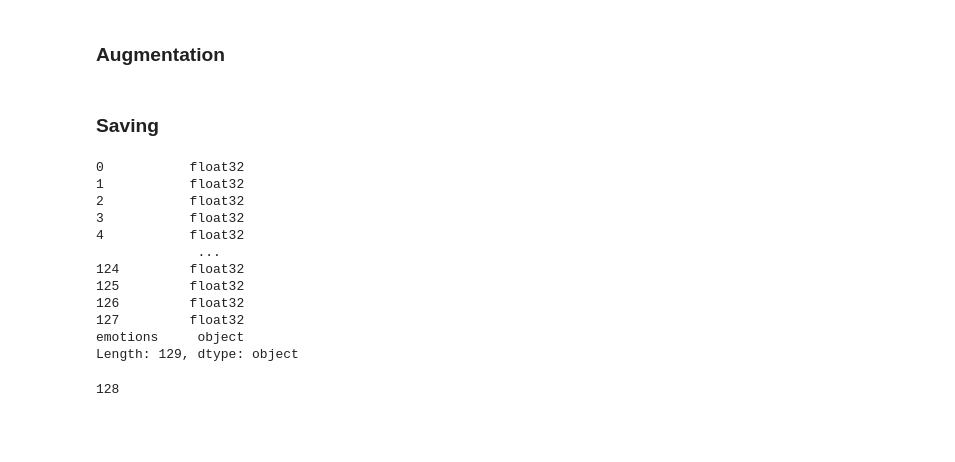
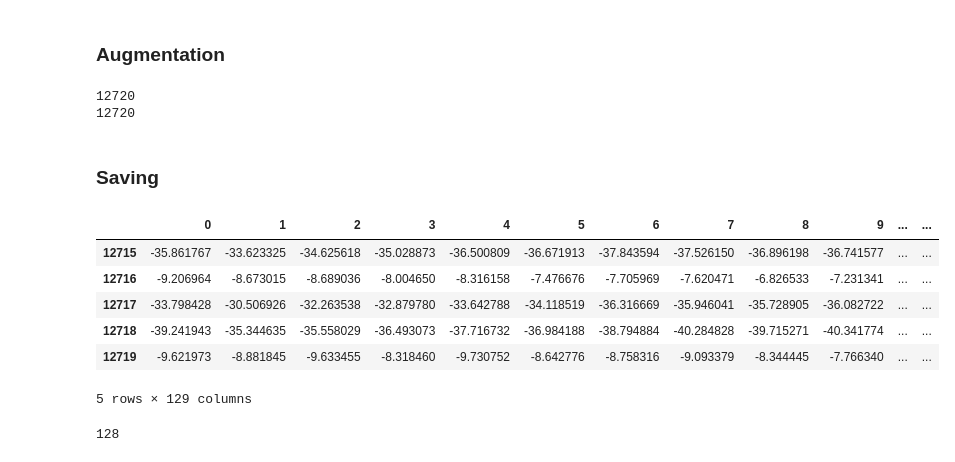
Before and after one commit to NobleBorn/dml-project, a Jupyter notebook: project/project_team_75.ipynb, the cells around one changed output. Cells and saved outputs as stored; diff of their text form; code cells hidden in the pictures; blank space fills up the shorter version.

```diff
--- a/project/project_team_75.ipynb
+++ b/project/project_team_75.ipynb
@@ -136,7 +173,7 @@ def extract_melspectrogram(waveform, sampling_rate):
     mel_mean = torch.mean(mel_db, dim=-1).squeeze(0)  # average across time
     return mel_mean.detach().numpy()                  # return as NumPy array
 
-def get_feature(path, duration=3, offset=0.5):
+def get_feature(path, data_origin, duration=3, offset=0.5):
     """
     Loads an audio file, extracts features with and without augmentations.
     Returns a 2D NumPy array: [original, pitch-shifted, noise-augmented].
@@ -144,12 +181,31 @@ def get_feature(path, duration=3, offset=0.5):
     # Load audio
     data, sr = librosa.load(path)
     waveform = torch.tensor(data, dtype=torch.float32).unsqueeze(0)
+    target_len = int(sr * duration)
 
-    # Optional: trim/pad to duration seconds
-    target_len = int(sr * duration)
-    start = int(offset * sr)
-    end = start + target_len
-    waveform = waveform[:, start:end]
+    if data_origin.upper() == "RAVDESS":
+        # Clip starting from offset
+        start = int(offset * sr)
+        end = start + target_len
+        waveform = waveform[:, start:end]
+
+        # If shorter, pad at the end
+        if waveform.shape[1] < target_len:
+            pad_len = target_len - waveform.shape[1]
+            waveform = torch.nn.functional.pad(waveform, (0, pad_len))
+
+    elif data_origin.upper() == "TESS":
+        cur_len = waveform.shape[1]
+        if cur_len < target_len:
+            pad_total = target_len - cur_len
+            pad_start = pad_total // 2
+            pad_end = pad_total - pad_start
+            waveform = torch.nn.functional.pad(waveform, (pad_start, pad_end))
+        else:
+            # Should not get here
+            print("A clip in TESS is of weird length")
+            start = (cur_len - target_len) // 2
+            waveform = waveform[:, start:start + target_len]
 
     # If shorter, pad with zeros
     if waveform.shape[1] < target_len:
@@ -175,10 +231,22 @@ def get_feature(path, duration=3, offset=0.5):
 audio_files_features, corresponding_emotions = [], []
 
 for path, emotion in zip(file_paths, emotions):
-    feature = get_feature(path)
+    if path.startswith("./archive"):
+        origin = "RAVDESS"
+    elif path.startswith("./TESS"):
+        origin = "TESS"
+    else:
+        print("WRONG FILENAME FORMAT")
+    feature = get_feature(path, origin)
     for audio_file in feature:
         audio_files_features.append(audio_file)
         corresponding_emotions.append(emotion)
+
+print(len(audio_files_features))
+print(len(corresponding_emotions))
+# %% [output]
+12720
+12720
 # %% [markdown]
 ### Saving
 # %%
@@ -195,21 +261,15 @@ torch.save(
 # %%
 df = pd.DataFrame(audio_files_features)
 df['emotions'] = corresponding_emotions
 df.tail()
-df.dtypes
 # %% [output]
+|  | 0 | 1 | 2 | 3 | 4 | 5 | 6 | 7 | 8 | 9 | ... | ... |
+| 12715 | -35.861767 | -33.623325 | -34.625618 | -35.028873 | -36.500809 | -36.671913 | -37.843594 | -37.526150 | -36.896198 | -36.741577 | ... | ... |
+| 12716 | -9.206964 | -8.673015 | -8.689036 | -8.004650 | -8.316158 | -7.476676 | -7.705969 | -7.620471 | -6.826533 | -7.231341 | ... | ... |
+| 12717 | -33.798428 | -30.506926 | -32.263538 | -32.879780 | -33.642788 | -34.118519 | -36.316669 | -35.946041 | -35.728905 | -36.082722 | ... | ... |
+| 12718 | -39.241943 | -35.344635 | -35.558029 | -36.493073 | -37.716732 | -36.984188 | -38.794884 | -40.284828 | -39.715271 | -40.341774 | ... | ... |
+| 12719 | -9.621973 | -8.881845 | -9.633455 | -8.318460 | -9.730752 | -8.642776 | -8.758316 | -9.093379 | -8.344445 | -7.766340 | ... | ... |
-0           float32
-1           float32
-2           float32
-3           float32
-4           float32
-             ...
-124         float32
-125         float32
-126         float32
-127         float32
-emotions     object
-Length: 129, dtype: object
+5 rows × 129 columns
 # %%
 print(len(audio_files_features[0]))
 # %% [output]
```
Also changed, not shown: parts of 21 cells of this notebook.
